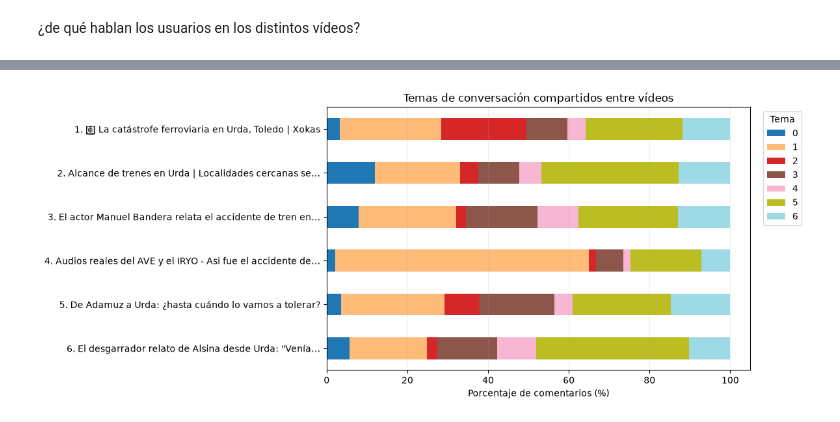
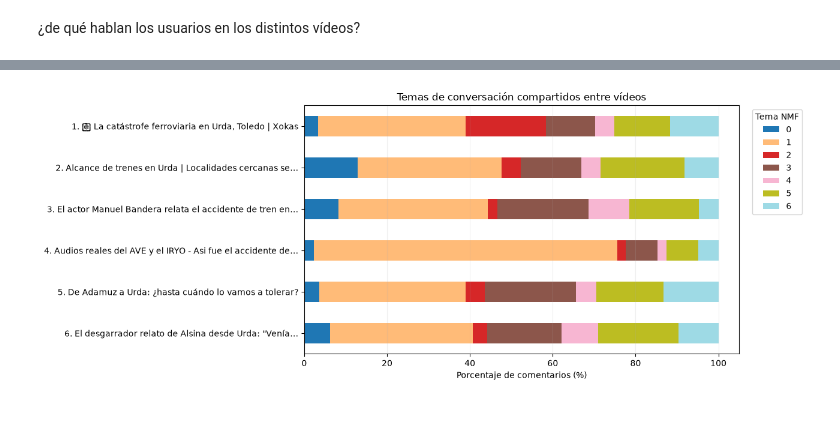
Before and after one commit to jejoama/Practicas_Curriculares, a Jupyter notebook: GENERAL_def.ipynb, the cells around one changed output, grey strips where cells are left out. Cells and saved outputs as stored; diff of their text form; code cells hidden in the pictures.

```diff
--- a/GENERAL_def.ipynb
+++ b/GENERAL_def.ipynb
@@ -5238,30 +5226,60 @@ Tener más comentarios no significa necesariamente generar conversaciones más e
 # %%
 
 # ============================================================
-# 3. TEMAS COMPARTIDOS ENTRE TODOS LOS VÍDEOS
+# 3. DETECCIÓN DE TEMAS COMPARTIDOS ENTRE TODOS LOS VÍDEOS
+# TF-IDF + NMF GLOBAL
 # ============================================================
+
+import pandas as pd
+import numpy as np
+import matplotlib.pyplot as plt
+import unicodedata
 
 from sklearn.feature_extraction.text import TfidfVectorizer
 from sklearn.decomposition import NMF
 from nltk.corpus import stopwords
 
-# 1. TF-IDF conjunto
-stop_es = stopwords.words("spanish")
+# ============================================================
+# 1. PREPARACIÓN DE STOPWORDS
+# ============================================================
+
+def sin_acentos(texto):
+    return "".join(
+        c for c in unicodedata.normalize("NFKD", texto)
+        if not unicodedata.combining(c)
+    )
+
+# Normalizar las stopwords igual que hace TF-IDF
+stop_es = sorted({
+    sin_acentos(p).lower()
+    for p in stopwords.words("spanish")
+} | {"si", "mas", "va"})
+
+# ============================================================
+# 2. TF-IDF CONJUNTO
+# ============================================================
+
+textos = df_todos["COMENTARIO"].fillna("").astype(str)
 
 vectorizador = TfidfVectorizer(
     stop_words=stop_es,
     strip_accents="unicode",
+    lowercase=True,
     ngram_range=(1, 2),
     min_df=5,
     max_df=0.85,
     max_features=5000
 )
 
-X = vectorizador.fit_transform(
-    df_todos["COMENTARIO"].fillna("").astype(str)
-)
+X = vectorizador.fit_transform(textos)
 
-# 2. Un único NMF para todos los comentarios
+print("Comentarios analizados:", X.shape[0])
+print("Términos del vocabulario:", X.shape[1])
+
+# ============================================================
+# 3. ENTRENAMIENTO NMF GLOBAL
+# ============================================================
+
 nmf = NMF(
     n_components=6,
     random_state=42,
@@ -5272,48 +5290,76 @@ nmf = NMF(
 pesos = nmf.fit_transform(X)
 terminos = vectorizador.get_feature_names_out()
 
+# Asignar el tema con mayor peso a cada comentario.
+# Tema 0: comentarios sin términos reconocidos por TF-IDF.
 df_todos["TEMA_GLOBAL"] = np.where(
     pesos.max(axis=1) > 0,
     pesos.argmax(axis=1) + 1,
     0
 )
 
-# 3. Palabras representativas de cada tema
-print("TEMAS IDENTIFICADOS\n")
+# ============================================================
+# 4. MOSTRAR PALABRAS REPRESENTATIVAS
+# ============================================================
+
+print("\nTEMAS IDENTIFICADOS\n")
 
 for i, componente in enumerate(nmf.components_):
+
     top = componente.argsort()[-12:][::-1]
-    print(f"Tema {i+1}: {', '.join(terminos[top])}")
 
-# 4. Distribución de temas por vídeo
+    palabras = terminos[top]
+
+    n_comentarios = (
+        df_todos["TEMA_GLOBAL"] == i + 1
+    ).sum()
+
+    print(f"Tema {i + 1} ({n_comentarios} comentarios):")
+    print(", ".join(palabras))
+    print()
+
+# ============================================================
+# 5. DISTRIBUCIÓN DE TEMAS POR VÍDEO
+# ============================================================
+
 tabla_temas = pd.crosstab(
     df_todos["ID_VIDEO"],
     df_todos["TEMA_GLOBAL"],
     normalize="index"
 ) * 100
 
-# Reutilizar los títulos legibles del chunk anterior
+# Utilizar títulos legibles del chunk 2
 nombres = resumen.set_index("ID_VIDEO")["VIDEO"]
 
 tabla_temas.index = tabla_temas.index.map(nombres)
 tabla_temas.index.name = "Vídeo"
 
 print("\nDISTRIBUCIÓN PORCENTUAL DE TEMAS")
+
 display(tabla_temas.round(2))
 
-# 5. Gráfico comparativo
+# ============================================================
+# 6. VISUALIZACIÓN COMPARATIVA
+# ============================================================
+
 ax = tabla_temas.plot(
     kind="barh",
     stacked=True,
-    figsize=(12, max(5, len(tabla_temas) * 0.8)),
+    figsize=(13, max(5, len(tabla_temas) * 0.85)),
     colormap="tab20"
 )
 
 ax.set_title("Temas de conversación compartidos entre vídeos")
 ax.set_xlabel("Porcentaje de comentarios (%)")
 ax.set_ylabel("")
+
 ax.invert_yaxis()
-ax.legend(title="Tema", bbox_to_anchor=(1.02, 1))
+ax.legend(
+    title="Tema NMF",
+    bbox_to_anchor=(1.02, 1),
+    loc="upper left"
+)
+
 ax.grid(axis="x", alpha=0.2)
 
 plt.tight_layout()
@@ -5340 +5393 @@ DISTRIBUCIÓN PORCENTUAL DE TEMAS
-[figure, old version]
+[figure, new version]
```
Also changed, not shown: parts of 29 cells of this notebook.
